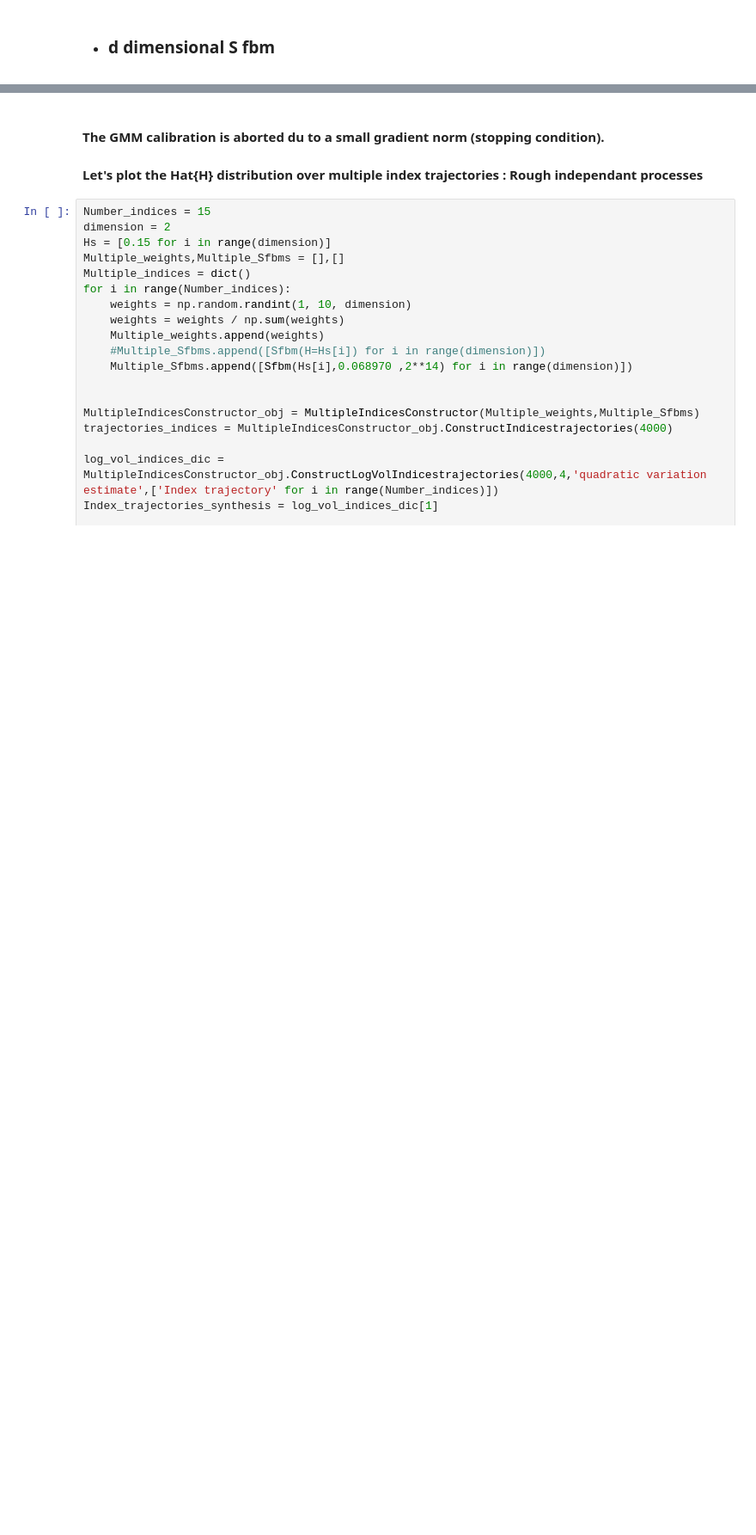
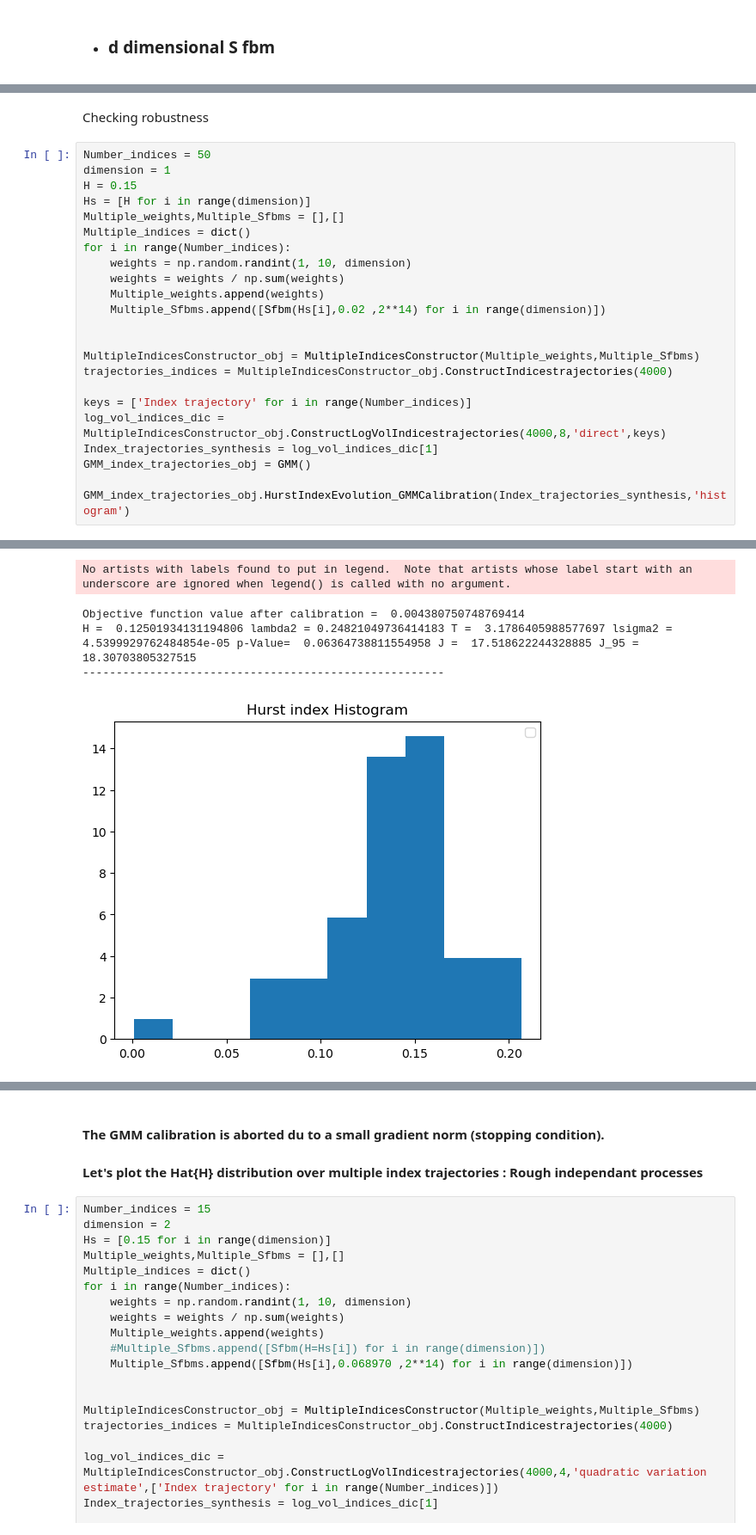
Before and after one commit to Othmane-ZARHALI/PhDThesisRepo, a Jupyter notebook: Indices vs stocks hurst index GMM estimates/HurststockVSindexlogSfbm.ipynb, the cells around one changed output, grey strips where cells are left out. Shown at 86% size. Saved outputs shown, nothing was run; the diff lists cells and outputs as text; blank space fills up the shorter version.

```diff
--- a/Indices vs stocks hurst index GMM estimates/HurststockVSindexlogSfbm.ipynb
+++ b/Indices vs stocks hurst index GMM estimates/HurststockVSindexlogSfbm.ipynb
@@ -640,0 +664,26 @@ index_estimatedGMM_param1d =  (0.0015715120499496047, 0.0975660103784674, 1.0131
+# %% [markdown]
+Checking robustness
+# %%
+Number_indices = 50
+dimension = 1
+H = 0.15
+Hs = [H for i in range(dimension)]
+Multiple_weights,Multiple_Sfbms = [],[]
+Multiple_indices = dict()
+for i in range(Number_indices):
+    weights = np.random.randint(1, 10, dimension)
+    weights = weights / np.sum(weights)
+    Multiple_weights.append(weights)
+    Multiple_Sfbms.append([Sfbm(Hs[i],0.02 ,2**14) for i in range(dimension)])
+
+
+MultipleIndicesConstructor_obj = MultipleIndicesConstructor(Multiple_weights,Multiple_Sfbms)
+trajectories_indices = MultipleIndicesConstructor_obj.ConstructIndicestrajectories(4000)
+
+keys = ['Index trajectory' for i in range(Number_indices)]
+log_vol_indices_dic = MultipleIndicesConstructor_obj.ConstructLogVolIndicestrajectories(4000,8,'direct',keys)
+Index_trajectories_synthesis = log_vol_indices_dic[1]
+GMM_index_trajectories_obj = GMM()
+
+GMM_index_trajectories_obj.HurstIndexEvolution_GMMCalibration(Index_trajectories_synthesis,'histogram')
+# %% [output]
@@ -640,0 +707,5 @@ index_estimatedGMM_param1d =  (0.0015715120499496047, 0.0975660103784674, 1.0131
+No artists with labels found to put in legend.  Note that artists whose label start with an underscore are ignored when legend() is called with no argument.
+Objective function value after calibration =  0.004380750748769414
+H =  0.12501934131194806 lambda2 = 0.24821049736414183 T =  3.1786405988577697 lsigma2 = 4.5399929762484854e-05 p-Value=  0.06364738811554958 J =  17.518622244328885 J_95 =  18.30703805327515
+------------------------------------------------------
+[figure, added]
```
Also changed, not shown: parts of 24 cells of this notebook, 3 other files.
